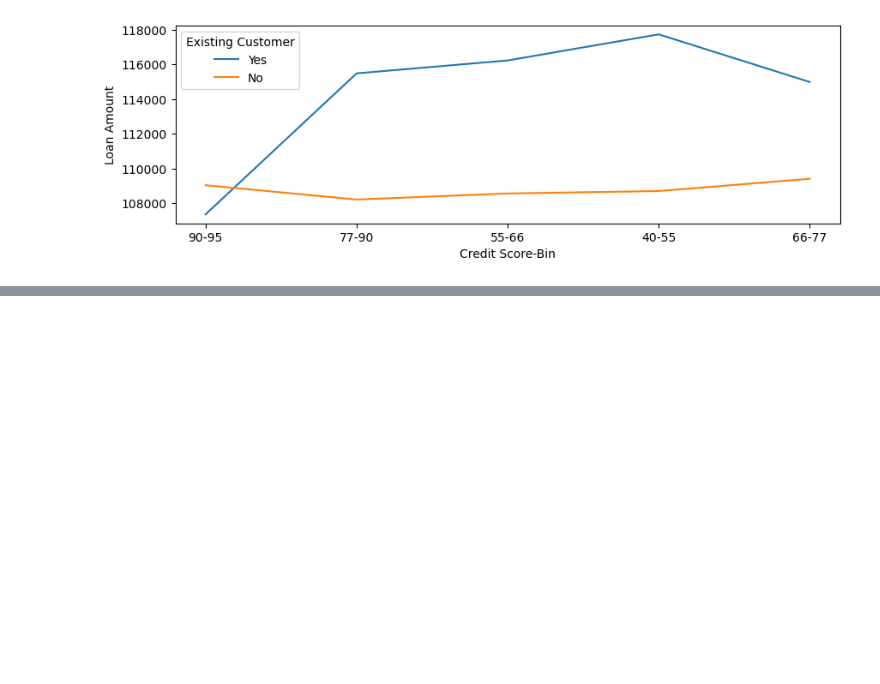
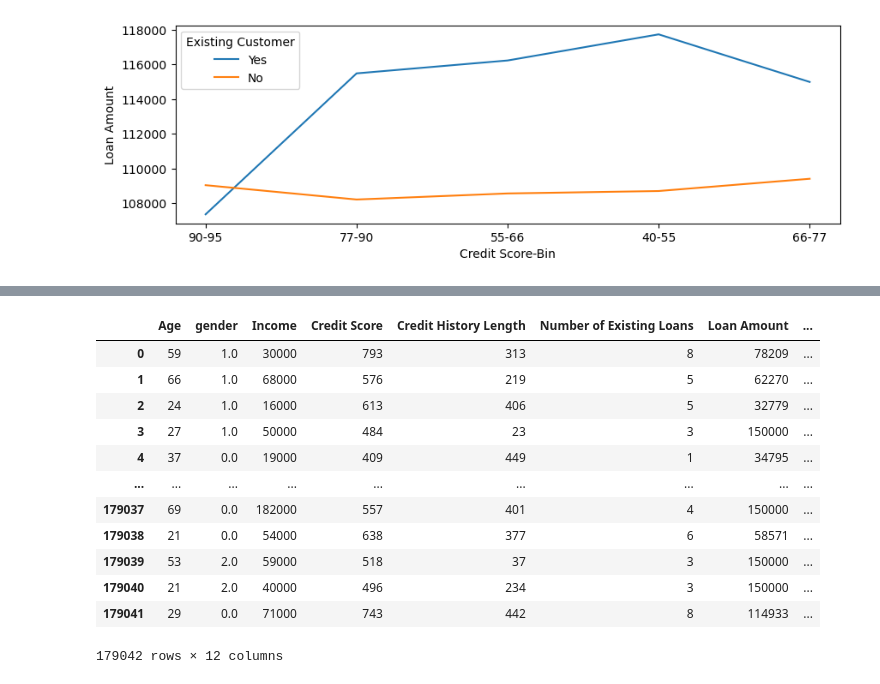
Before and after one commit to NithinKumarKR/Loan-Default-Prediction, a Jupyter notebook: Untitled2.ipynb, the cells around one changed output, grey strips where cells are left out. Cells and saved outputs as stored; diff of their text form; code cells hidden in the pictures; blank space fills up the shorter version.

```diff
--- a/Untitled2.ipynb
+++ b/Untitled2.ipynb
@@ -464,0 +448,3 @@ KeyError: 'Gender'
+# %%
+df,df_values=One_Hot_Ender('Gender','gender','gen',df)
+df_values
@@ -464,0 +467,3 @@ KeyError: 'Gender'
+# %%
+df,df_values=One_Hot_Ender('Existing Customer','Existing Customers','EC',df)
+df_values
@@ -464,0 +472,3 @@ KeyError: 'Gender'
+# %%
+df=df.drop('Existing Customer')
+df.show(5)
@@ -464,0 +508,17 @@ KeyError: 'Gender'
+# %%
+df_pd=df.toPandas()
+df_pd
+# %% [output]
+|  | Age | gender | Income | Credit Score | Credit History Length | Number of Existing Loans | Loan Amount | ... |
+| 0 | 59 | 1.0 | 30000 | 793 | 313 | 8 | 78209 | ... |
+| 1 | 66 | 1.0 | 68000 | 576 | 219 | 5 | 62270 | ... |
+| 2 | 24 | 1.0 | 16000 | 613 | 406 | 5 | 32779 | ... |
+| 3 | 27 | 1.0 | 50000 | 484 | 23 | 3 | 150000 | ... |
+| 4 | 37 | 0.0 | 19000 | 409 | 449 | 1 | 34795 | ... |
+| ... | ... | ... | ... | ... | ... | ... | ... | ... |
+| 179037 | 69 | 0.0 | 182000 | 557 | 401 | 4 | 150000 | ... |
+| 179038 | 21 | 0.0 | 54000 | 638 | 377 | 6 | 58571 | ... |
+| 179039 | 53 | 2.0 | 59000 | 518 | 37 | 3 | 150000 | ... |
+| 179040 | 21 | 2.0 | 40000 | 496 | 234 | 3 | 150000 | ... |
+| 179041 | 29 | 0.0 | 71000 | 743 | 442 | 8 | 114933 | ... |
+179042 rows × 12 columns
```
Also changed, not shown: parts of 40 cells of this notebook.
